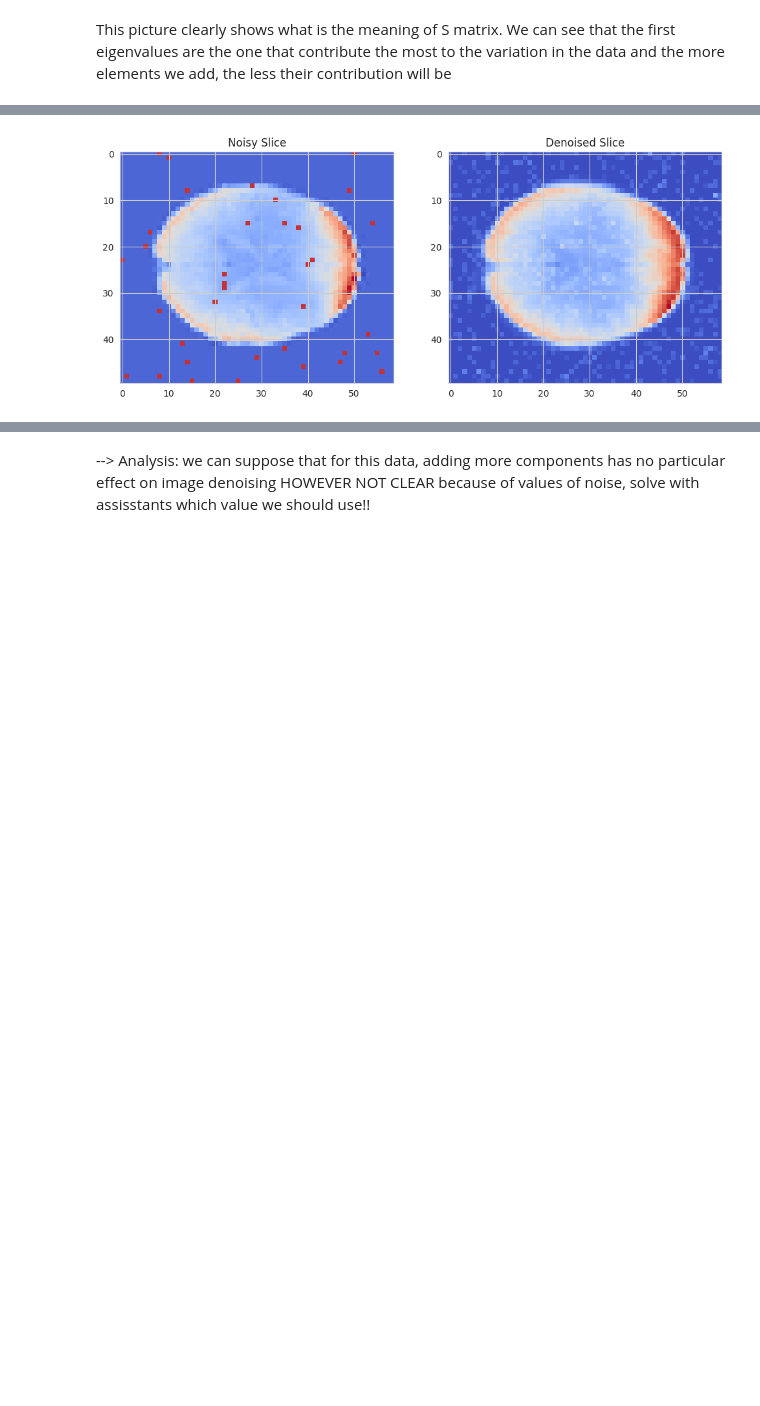
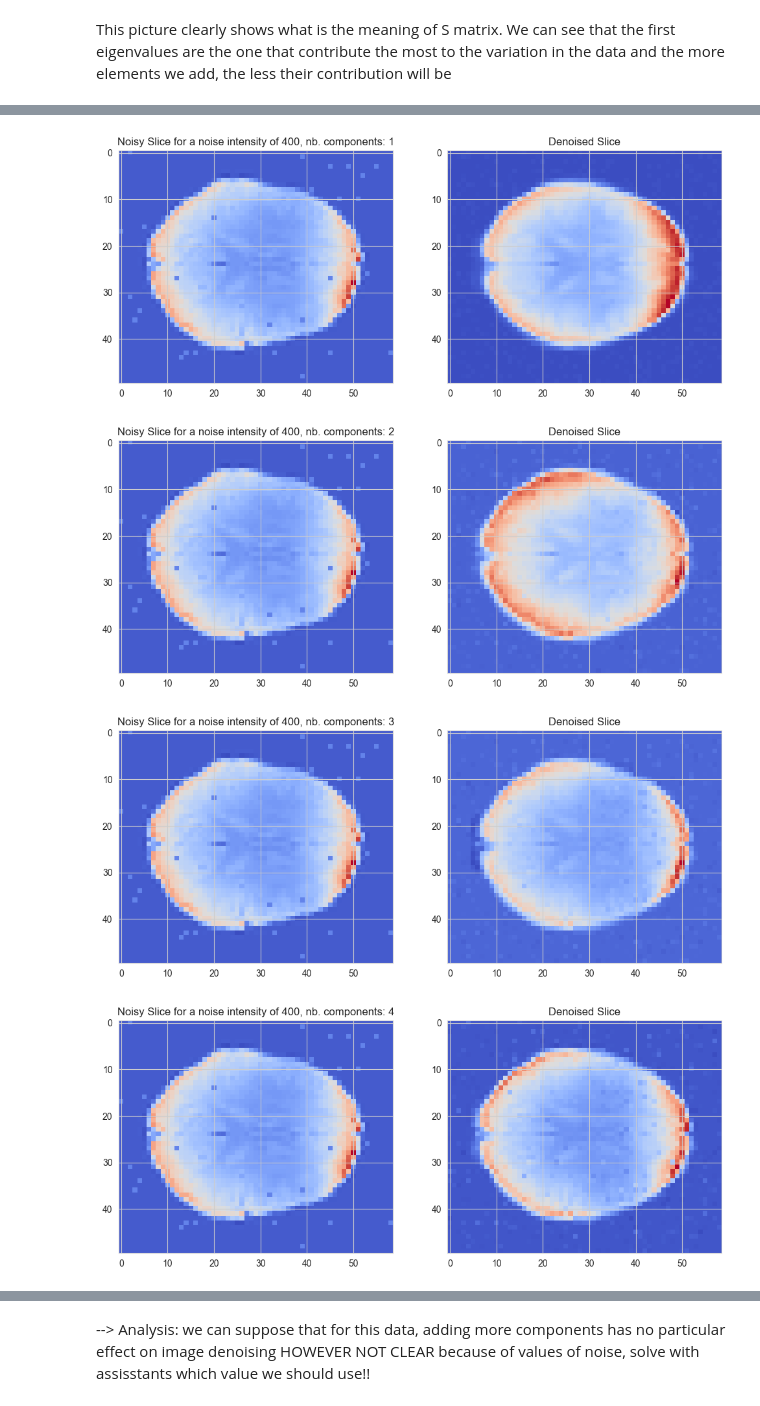
Before and after one commit to ludekcizinsky/fMRI-dimensionality-reduction, a Jupyter notebook: run.ipynb, the cells around one changed output, grey strips where cells are left out. Saved outputs shown, nothing was run; the diff lists cells and outputs as text; code cells hidden in the pictures; blank space fills up the shorter version.

```diff
--- a/run.ipynb
+++ b/run.ipynb
@@ -275,25 +370,30 @@ This picture clearly shows what is the meaning of S matrix. We can see that the
 # %%
 # Pick the 2 principal components from SVD
-n_components = 1
-princ_comp = U[:,:n_components]                #stores the selected principal components (columns) from the U matrix obtained through SVD
+n_components = [1,2,3,4,5]
+for n in n_components:
+    princ_comp_1 = U[:,:n]                #stores the selected principal components (columns) from the U matrix obtained through SVD
 
-#The idea is that these components represent the directions in the feature space with the most variance.
-# Project the noisy image data onto the selected principal components by performing matrix multiplication. It is the noisy image in the space defined by these principal components.
-space_vectors = np.dot(princ_comp.T, noisy_arrays)
-#reshapes the denoised data into the original spatial dimensions, so it can be compared to the original noisy image.
-denoised_arrays = np.dot(princ_comp, space_vectors)
-denoised_matrix = np.reshape(denoised_arrays[subj_i, :], [50,59])
-#The result is an approximation of the original data but reduced in dimensionality due to the number of principal components used
-# Visualize it
-plt.figure(figsize=(12, 6))
-plt.subplot(1, 2, 1)
-plt.imshow(noisy_mats[subj_i], cmap='coolwarm')
-plt.title('Noisy Slice')
+    #The idea is that these components represent the directions in the feature space with the most variance.
+    # Project the noisy image data onto the selected principal components by performing matrix multiplication. It is the noisy image in the space defined by these principal components.
+    space_vectors_1 = np.dot(princ_comp_1.T, noisy_arrays_1.T)      #U.T *Y_tilda
+    denoised_arrays_1 = np.dot(princ_comp_1, space_vectors_1)     #Y_tilda = U * A.T
 
-plt.subplot(1, 2, 2)
-plt.imshow(denoised_matrix, cmap='coolwarm')
-plt.title('Denoised Slice')
+    #reshapes the denoised data into the original spatial dimensions, so it can be compared to the original noisy image.
+    denoised_matrix_1 = np.reshape(denoised_arrays_1[subj_i, :], [50,59])
+    #The result is an approximation of the original data but reduced in dimensionality due to the number of principal components used
+    # Visualize it
+    plt.figure(figsize=(12, 6))
+    plt.subplot(1, 2, 1)
+    plt.imshow(noisy_mats_1[subj_i], cmap='coolwarm')
+    plt.title(f'Noisy Slice for a noise intensity of 400, nb. components: {n}')
 
-plt.show()
+    plt.subplot(1, 2, 2)
+    plt.imshow(denoised_matrix_1, cmap='coolwarm')
+    plt.title('Denoised Slice')
+
+    plt.show()
 # %% [output]
-[figure, old version]
+[figure, new version]
+[figure, added]
+[figure, added]
+[figure, added]
```
Also changed, not shown: parts of 22 cells of this notebook, 1 other file.
